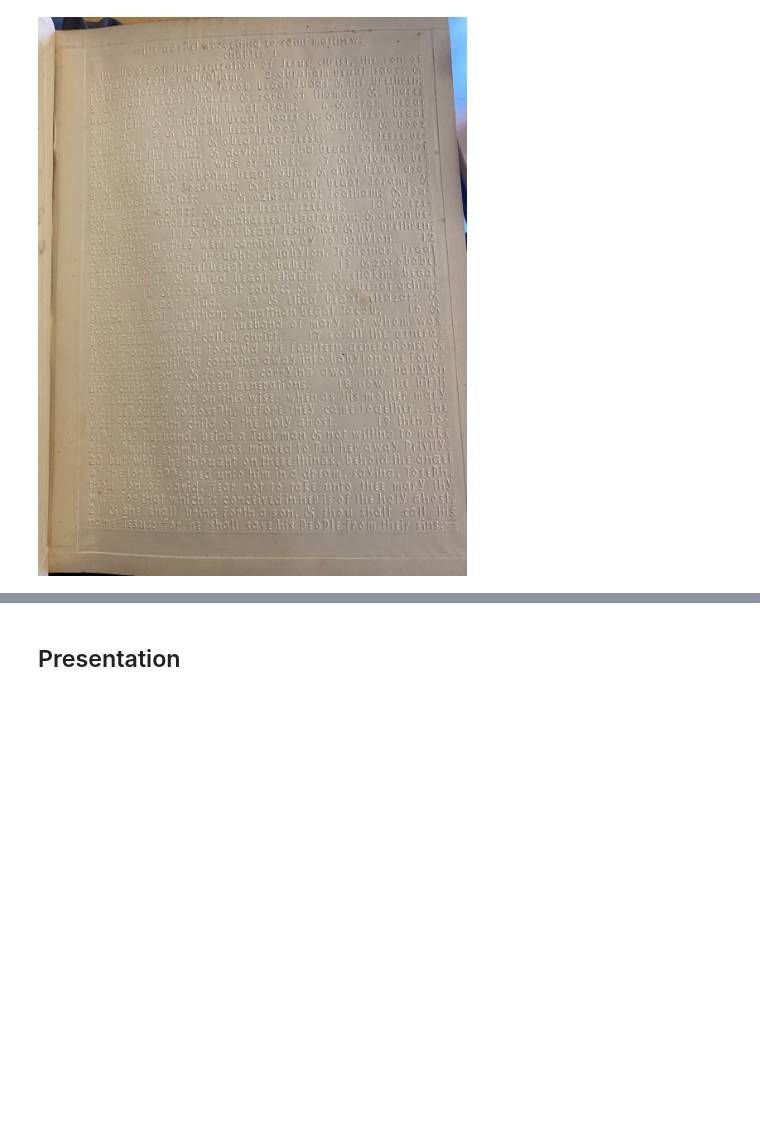
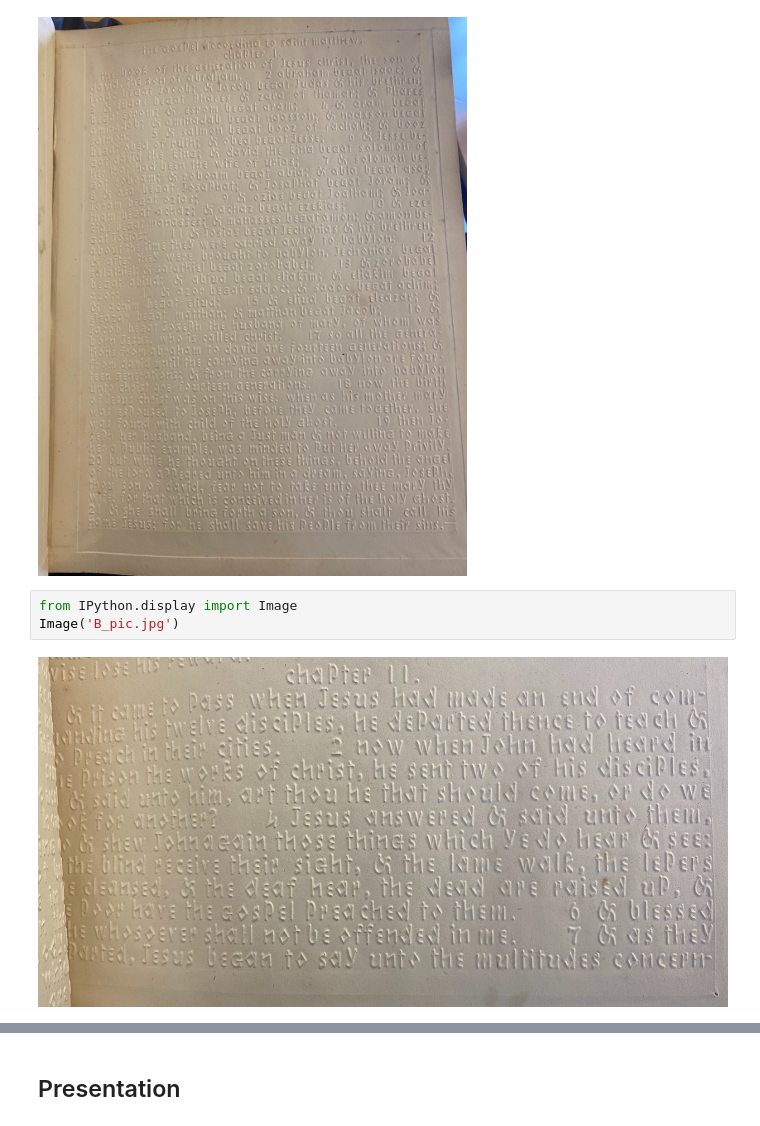
Before and after one commit to Daria-637/ai-for-the-arts-B-, a Jupyter notebook: PROJECT.ipynb, the cells around one changed output, grey strips where cells are left out. Saved outputs shown, nothing was run; the diff lists cells and outputs as text; blank space fills up the shorter version.

```diff
--- a/PROJECT.ipynb
+++ b/PROJECT.ipynb
@@ -70,3 +70,8 @@ The prompt used is as follows with picture (B_pic.jpg).
 Image('A_pic.jpg')
 # %% [output]
 [figure]
+# %%
+from IPython.display import Image
+Image('B_pic.jpg')
+# %% [output]
+[figure, added]
```
Also changed, not shown: parts of 1 cell of this notebook.
